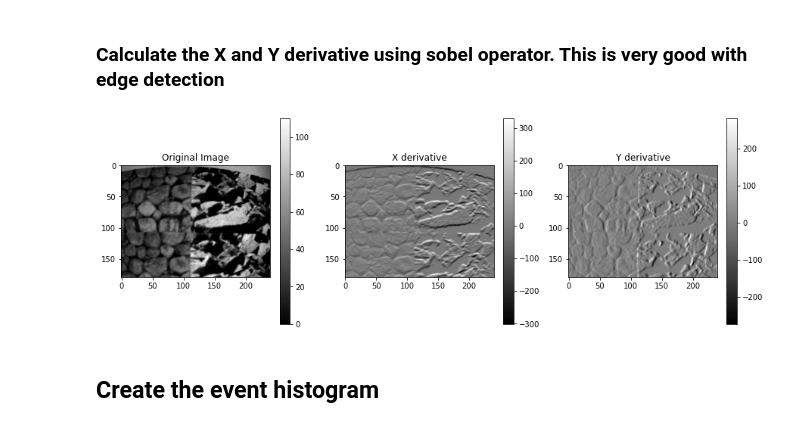
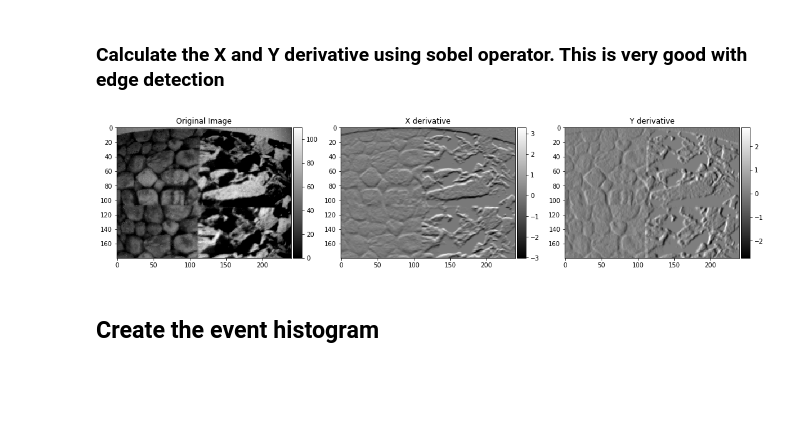
Before and after one commit to SudeshnaBora/Computer_Vision, a Jupyter notebook: code/Learning Phase.ipynb, the cells around one changed output. Cells and saved outputs as stored; diff of their text form; code cells hidden in the pictures; blank space fills up the shorter version.

```diff
--- a/code/Learning Phase.ipynb
+++ b/code/Learning Phase.ipynb
@@ -48,7 +106,7 @@ patch_size = (5, 5)
 max_patches = 80000  # Due to memory issues
 
 # Event parameters: the number of events to be taken into consideration
-num_time_slices = 5
+num_time_slices = 7
 
 # Method to compute voxel grids of events (time slices): nearest neighbor or linear voting
 method_voting = 'Linear'
@@ -56,5 +114,16 @@ method_voting = 'Linear'
 # Split by polarity (double grid size) or not?
 split_by_polarity = False
 
+# Atom size (determined by above parameters)
+atom_size = patch_size[0]*patch_size[1] * (2 + num_time_slices * (2 if split_by_polarity else 1))
+print('Num dims of an atom = ' + str(atom_size))
+
 # Dictionary
-n_components = 1000
+num_elem_grads = 2*patch_size[0]*patch_size[1]
+n_components = 4*(atom_size - num_elem_grads)
+print('Num atoms in dictionary = ' + str(n_components))
+
+# Scale factor to balance the energy of the derivatives and the events
+C_scale = 100.
+
+# Should use log scale instead of linear scale...
@@ -81,26 +153,34 @@ plt.show()
 # %% [markdown]
 ### Calculate the X and Y derivative using sobel operator. This is very good with edge detection
 # %%
-image_x = ndimage.sobel(image, axis=0).astype('float32')
-image_y = ndimage.sobel(image, axis=1).astype('float32')
+image_x = ndimage.sobel(image, axis=0).astype('float32') / C_scale
+image_y = ndimage.sobel(image, axis=1).astype('float32') / C_scale
 # %%
 fig, (ax1,ax2, ax3) = plt.subplots(1, 3, figsize = (15, 5), sharex = True)
 
 p1 = ax1.imshow(image, cmap='gray')
 ax1.set_title('Original Image')
-plt.colorbar(p1,ax=ax1)
+# create an axes on the right side of ax. The width of cax will be 5%
+# of ax and the padding between cax and ax will be fixed at 0.05 inch.
+divider = make_axes_locatable(ax1)
+cax = divider.append_axes("right", size="5%", pad=0.05)
+plt.colorbar(p1, cax=cax)
 
 p2 = ax2.imshow(image_x, cmap='gray')
 ax2.set_title('X derivative')
-plt.colorbar(p2,ax=ax2)
+divider = make_axes_locatable(ax2)
+cax = divider.append_axes("right", size="5%", pad=0.05)
+plt.colorbar(p2, cax=cax)
 
 p3 = ax3.imshow(image_y, cmap='gray')
 ax3.set_title('Y derivative')
-plt.colorbar(p3,ax=ax3)
-
+divider = make_axes_locatable(ax3)
+cax = divider.append_axes("right", size="5%", pad=0.05)
+plt.colorbar(p3, cax=cax)
+fig.tight_layout(pad=1.0)
 plt.show()
 # %% [output]
-[figure, old version]
+[figure, new version]
 # %% [markdown]
 ## Create the event histogram
 # %% [markdown]
```
Also changed, not shown: parts of 56 cells of this notebook.
